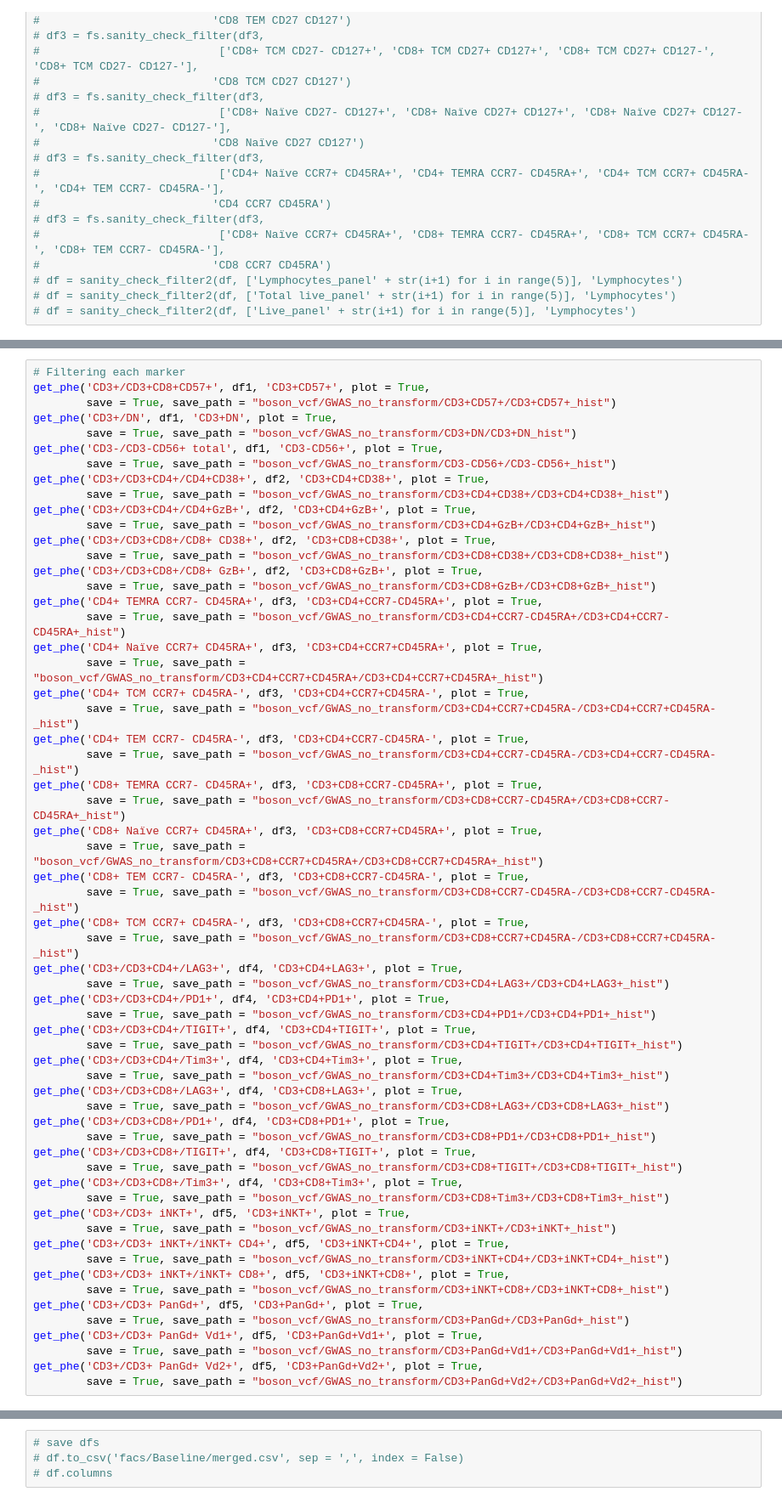
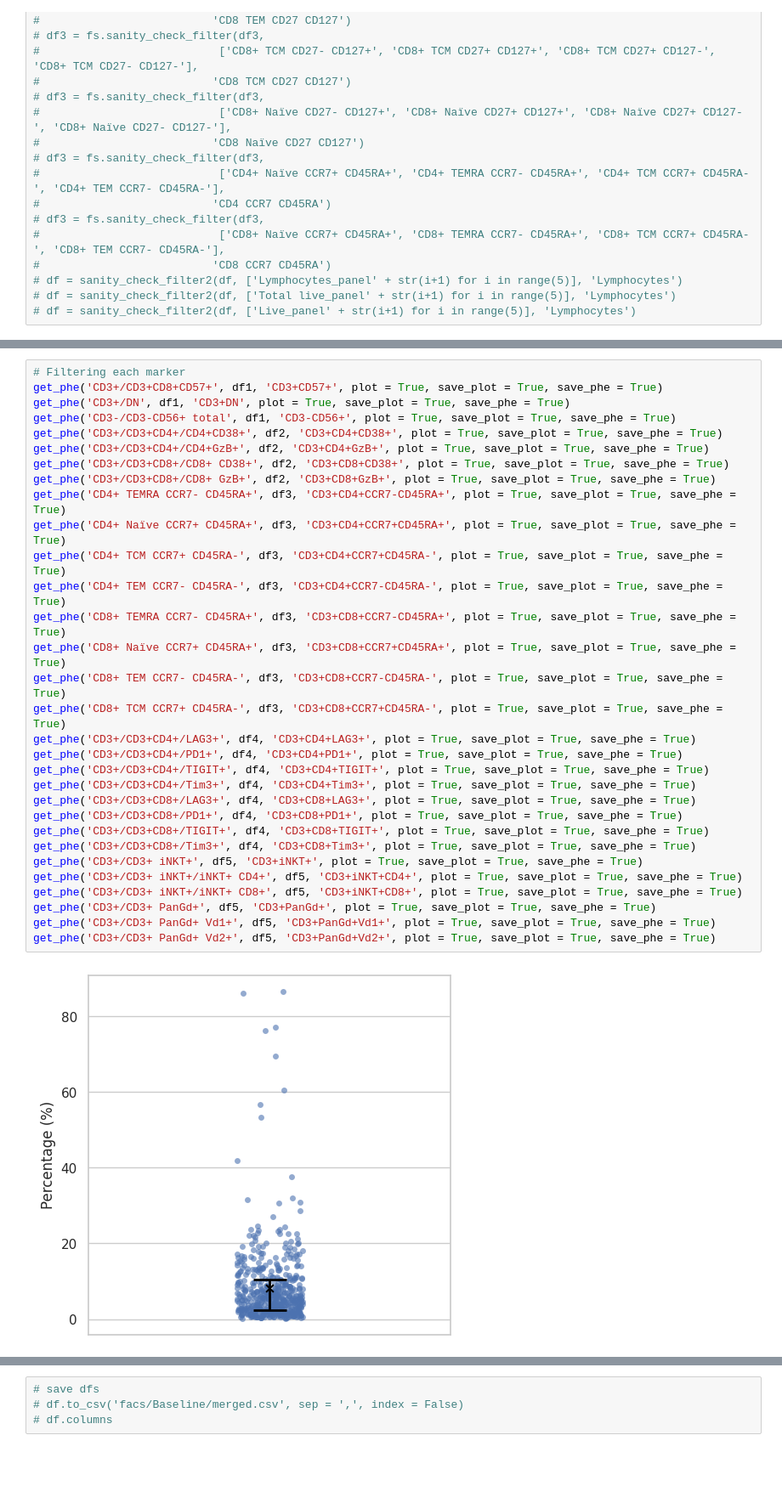
Before and after one commit to Suuuuuuuus/BOSON_FACS, a Jupyter notebook: scripts/boson_pydump.ipynb, the cells around one changed output, grey strips where cells are left out. Shown at 85% size. Saved outputs shown, nothing was run; the diff lists cells and outputs as text; blank space fills up the shorter version.

```diff
--- a/scripts/boson_pydump.ipynb
+++ b/scripts/boson_pydump.ipynb
@@ -104,60 +127,33 @@ get_phe('CD3+CD8+CD161+Va7.2+', Va72, 'CD3+CD8+CD161+Va7.2+', plot = True,
 # %%
 # Filtering each marker
-get_phe('CD3+/CD3+CD8+CD57+', df1, 'CD3+CD57+', plot = True,
-        save = True, save_path = "boson_vcf/GWAS_no_transform/CD3+CD57+/CD3+CD57+_hist")
-get_phe('CD3+/DN', df1, 'CD3+DN', plot = True,
-        save = True, save_path = "boson_vcf/GWAS_no_transform/CD3+DN/CD3+DN_hist")
-get_phe('CD3-/CD3-CD56+ total', df1, 'CD3-CD56+', plot = True,
-        save = True, save_path = "boson_vcf/GWAS_no_transform/CD3-CD56+/CD3-CD56+_hist")
-get_phe('CD3+/CD3+CD4+/CD4+CD38+', df2, 'CD3+CD4+CD38+', plot = True,
-        save = True, save_path = "boson_vcf/GWAS_no_transform/CD3+CD4+CD38+/CD3+CD4+CD38+_hist")
-get_phe('CD3+/CD3+CD4+/CD4+GzB+', df2, 'CD3+CD4+GzB+', plot = True,
-        save = True, save_path = "boson_vcf/GWAS_no_transform/CD3+CD4+GzB+/CD3+CD4+GzB+_hist")
-get_phe('CD3+/CD3+CD8+/CD8+ CD38+', df2, 'CD3+CD8+CD38+', plot = True,
-        save = True, save_path = "boson_vcf/GWAS_no_transform/CD3+CD8+CD38+/CD3+CD8+CD38+_hist")
-get_phe('CD3+/CD3+CD8+/CD8+ GzB+', df2, 'CD3+CD8+GzB+', plot = True,
-        save = True, save_path = "boson_vcf/GWAS_no_transform/CD3+CD8+GzB+/CD3+CD8+GzB+_hist")
-get_phe('CD4+ TEMRA CCR7- CD45RA+', df3, 'CD3+CD4+CCR7-CD45RA+', plot = True,
-        save = True, save_path = "boson_vcf/GWAS_no_transform/CD3+CD4+CCR7-CD45RA+/CD3+CD4+CCR7-CD45RA+_hist")
-get_phe('CD4+ Naïve CCR7+ CD45RA+', df3, 'CD3+CD4+CCR7+CD45RA+', plot = True,
-        save = True, save_path = "boson_vcf/GWAS_no_transform/CD3+CD4+CCR7+CD45RA+/CD3+CD4+CCR7+CD45RA+_hist")
-get_phe('CD4+ TCM CCR7+ CD45RA-', df3, 'CD3+CD4+CCR7+CD45RA-', plot = True,
-        save = True, save_path = "boson_vcf/GWAS_no_transform/CD3+CD4+CCR7+CD45RA-/CD3+CD4+CCR7+CD45RA-_hist")
-get_phe('CD4+ TEM CCR7- CD45RA-', df3, 'CD3+CD4+CCR7-CD45RA-', plot = True,
-        save = True, save_path = "boson_vcf/GWAS_no_transform/CD3+CD4+CCR7-CD45RA-/CD3+CD4+CCR7-CD45RA-_hist")
-get_phe('CD8+ TEMRA CCR7- CD45RA+', df3, 'CD3+CD8+CCR7-CD45RA+', plot = True,
-        save = True, save_path = "boson_vcf/GWAS_no_transform/CD3+CD8+CCR7-CD45RA+/CD3+CD8+CCR7-CD45RA+_hist")
-get_phe('CD8+ Naïve CCR7+ CD45RA+', df3, 'CD3+CD8+CCR7+CD45RA+', plot = True,
-        save = True, save_path = "boson_vcf/GWAS_no_transform/CD3+CD8+CCR7+CD45RA+/CD3+CD8+CCR7+CD45RA+_hist")
-get_phe('CD8+ TEM CCR7- CD45RA-', df3, 'CD3+CD8+CCR7-CD45RA-', plot = True,
-        save = True, save_path = "boson_vcf/GWAS_no_transform/CD3+CD8+CCR7-CD45RA-/CD3+CD8+CCR7-CD45RA-_hist")
-get_phe('CD8+ TCM CCR7+ CD45RA-', df3, 'CD3+CD8+CCR7+CD45RA-', plot = True,
-        save = True, save_path = "boson_vcf/GWAS_no_transform/CD3+CD8+CCR7+CD45RA-/CD3+CD8+CCR7+CD45RA-_hist")
-get_phe('CD3+/CD3+CD4+/LAG3+', df4, 'CD3+CD4+LAG3+', plot = True,
-        save = True, save_path = "boson_vcf/GWAS_no_transform/CD3+CD4+LAG3+/CD3+CD4+LAG3+_hist")
-get_phe('CD3+/CD3+CD4+/PD1+', df4, 'CD3+CD4+PD1+', plot = True,
-        save = True, save_path = "boson_vcf/GWAS_no_transform/CD3+CD4+PD1+/CD3+CD4+PD1+_hist")
-get_phe('CD3+/CD3+CD4+/TIGIT+', df4, 'CD3+CD4+TIGIT+', plot = True,
-        save = True, save_path = "boson_vcf/GWAS_no_transform/CD3+CD4+TIGIT+/CD3+CD4+TIGIT+_hist")
-get_phe('CD3+/CD3+CD4+/Tim3+', df4, 'CD3+CD4+Tim3+', plot = True,
-        save = True, save_path = "boson_vcf/GWAS_no_transform/CD3+CD4+Tim3+/CD3+CD4+Tim3+_hist")
-get_phe('CD3+/CD3+CD8+/LAG3+', df4, 'CD3+CD8+LAG3+', plot = True,
-        save = True, save_path = "boson_vcf/GWAS_no_transform/CD3+CD8+LAG3+/CD3+CD8+LAG3+_hist")
-get_phe('CD3+/CD3+CD8+/PD1+', df4, 'CD3+CD8+PD1+', plot = True,
-        save = True, save_path = "boson_vcf/GWAS_no_transform/CD3+CD8+PD1+/CD3+CD8+PD1+_hist")
-get_phe('CD3+/CD3+CD8+/TIGIT+', df4, 'CD3+CD8+TIGIT+', plot = True,
-        save = True, save_path = "boson_vcf/GWAS_no_transform/CD3+CD8+TIGIT+/CD3+CD8+TIGIT+_hist")
-get_phe('CD3+/CD3+CD8+/Tim3+', df4, 'CD3+CD8+Tim3+', plot = True,
-        save = True, save_path = "boson_vcf/GWAS_no_transform/CD3+CD8+Tim3+/CD3+CD8+Tim3+_hist")
-get_phe('CD3+/CD3+ iNKT+', df5, 'CD3+iNKT+', plot = True,
-        save = True, save_path = "boson_vcf/GWAS_no_transform/CD3+iNKT+/CD3+iNKT+_hist")
-get_phe('CD3+/CD3+ iNKT+/iNKT+ CD4+', df5, 'CD3+iNKT+CD4+', plot = True,
-        save = True, save_path = "boson_vcf/GWAS_no_transform/CD3+iNKT+CD4+/CD3+iNKT+CD4+_hist")
-get_phe('CD3+/CD3+ iNKT+/iNKT+ CD8+', df5, 'CD3+iNKT+CD8+', plot = True,
-        save = True, save_path = "boson_vcf/GWAS_no_transform/CD3+iNKT+CD8+/CD3+iNKT+CD8+_hist")
-get_phe('CD3+/CD3+ PanGd+', df5, 'CD3+PanGd+', plot = True,
-        save = True, save_path = "boson_vcf/GWAS_no_transform/CD3+PanGd+/CD3+PanGd+_hist")
-get_phe('CD3+/CD3+ PanGd+ Vd1+', df5, 'CD3+PanGd+Vd1+', plot = True,
-        save = True, save_path = "boson_vcf/GWAS_no_transform/CD3+PanGd+Vd1+/CD3+PanGd+Vd1+_hist")
-get_phe('CD3+/CD3+ PanGd+ Vd2+', df5, 'CD3+PanGd+Vd2+', plot = True,
-        save = True, save_path = "boson_vcf/GWAS_no_transform/CD3+PanGd+Vd2+/CD3+PanGd+Vd2+_hist")
+get_phe('CD3+/CD3+CD8+CD57+', df1, 'CD3+CD57+', plot = True, save_plot = True, save_phe = True)
+get_phe('CD3+/DN', df1, 'CD3+DN', plot = True, save_plot = True, save_phe = True)
+get_phe('CD3-/CD3-CD56+ total', df1, 'CD3-CD56+', plot = True, save_plot = True, save_phe = True)
+get_phe('CD3+/CD3+CD4+/CD4+CD38+', df2, 'CD3+CD4+CD38+', plot = True, save_plot = True, save_phe = True)
+get_phe('CD3+/CD3+CD4+/CD4+GzB+', df2, 'CD3+CD4+GzB+', plot = True, save_plot = True, save_phe = True)
+get_phe('CD3+/CD3+CD8+/CD8+ CD38+', df2, 'CD3+CD8+CD38+', plot = True, save_plot = True, save_phe = True)
+get_phe('CD3+/CD3+CD8+/CD8+ GzB+', df2, 'CD3+CD8+GzB+', plot = True, save_plot = True, save_phe = True)
+get_phe('CD4+ TEMRA CCR7- CD45RA+', df3, 'CD3+CD4+CCR7-CD45RA+', plot = True, save_plot = True, save_phe = True)
+get_phe('CD4+ Naïve CCR7+ CD45RA+', df3, 'CD3+CD4+CCR7+CD45RA+', plot = True, save_plot = True, save_phe = True)
+get_phe('CD4+ TCM CCR7+ CD45RA-', df3, 'CD3+CD4+CCR7+CD45RA-', plot = True, save_plot = True, save_phe = True)
+get_phe('CD4+ TEM CCR7- CD45RA-', df3, 'CD3+CD4+CCR7-CD45RA-', plot = True, save_plot = True, save_phe = True)
+get_phe('CD8+ TEMRA CCR7- CD45RA+', df3, 'CD3+CD8+CCR7-CD45RA+', plot = True, save_plot = True, save_phe = True)
+get_phe('CD8+ Naïve CCR7+ CD45RA+', df3, 'CD3+CD8+CCR7+CD45RA+', plot = True, save_plot = True, save_phe = True)
+get_phe('CD8+ TEM CCR7- CD45RA-', df3, 'CD3+CD8+CCR7-CD45RA-', plot = True, save_plot = True, save_phe = True)
+get_phe('CD8+ TCM CCR7+ CD45RA-', df3, 'CD3+CD8+CCR7+CD45RA-', plot = True, save_plot = True, save_phe = True)
+get_phe('CD3+/CD3+CD4+/LAG3+', df4, 'CD3+CD4+LAG3+', plot = True, save_plot = True, save_phe = True)
+get_phe('CD3+/CD3+CD4+/PD1+', df4, 'CD3+CD4+PD1+', plot = True, save_plot = True, save_phe = True)
+get_phe('CD3+/CD3+CD4+/TIGIT+', df4, 'CD3+CD4+TIGIT+', plot = True, save_plot = True, save_phe = True)
+get_phe('CD3+/CD3+CD4+/Tim3+', df4, 'CD3+CD4+Tim3+', plot = True, save_plot = True, save_phe = True)
+get_phe('CD3+/CD3+CD8+/LAG3+', df4, 'CD3+CD8+LAG3+', plot = True, save_plot = True, save_phe = True)
+get_phe('CD3+/CD3+CD8+/PD1+', df4, 'CD3+CD8+PD1+', plot = True, save_plot = True, save_phe = True)
+get_phe('CD3+/CD3+CD8+/TIGIT+', df4, 'CD3+CD8+TIGIT+', plot = True, save_plot = True, save_phe = True)
+get_phe('CD3+/CD3+CD8+/Tim3+', df4, 'CD3+CD8+Tim3+', plot = True, save_plot = True, save_phe = True)
+get_phe('CD3+/CD3+ iNKT+', df5, 'CD3+iNKT+', plot = True, save_plot = True, save_phe = True)
+get_phe('CD3+/CD3+ iNKT+/iNKT+ CD4+', df5, 'CD3+iNKT+CD4+', plot = True, save_plot = True, save_phe = True)
+get_phe('CD3+/CD3+ iNKT+/iNKT+ CD8+', df5, 'CD3+iNKT+CD8+', plot = True, save_plot = True, save_phe = True)
+get_phe('CD3+/CD3+ PanGd+', df5, 'CD3+PanGd+', plot = True, save_plot = True, save_phe = True)
+get_phe('CD3+/CD3+ PanGd+ Vd1+', df5, 'CD3+PanGd+Vd1+', plot = True, save_plot = True, save_phe = True)
+get_phe('CD3+/CD3+ PanGd+ Vd2+', df5, 'CD3+PanGd+Vd2+', plot = True, save_plot = True, save_phe = True)
+# %% [output]
+[figure, added]
```
Also changed, not shown: parts of 7 cells of this notebook, 6 other files.
